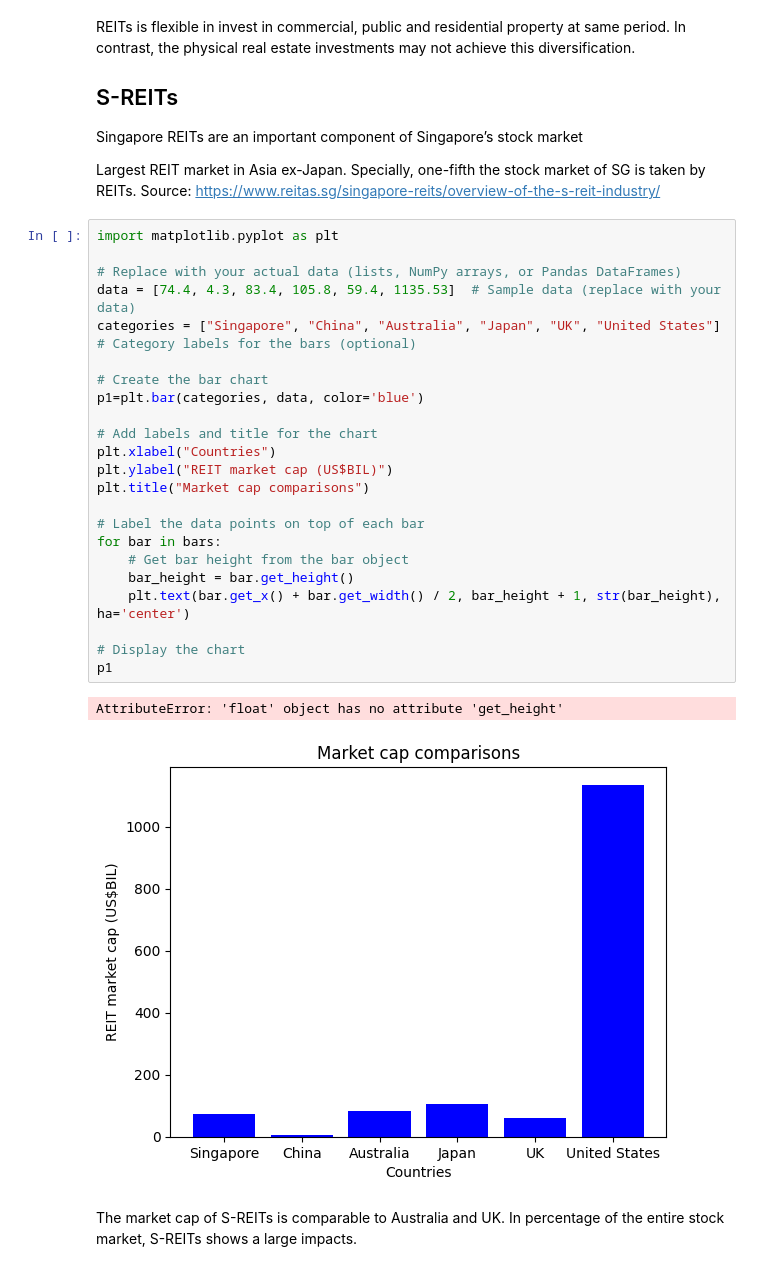
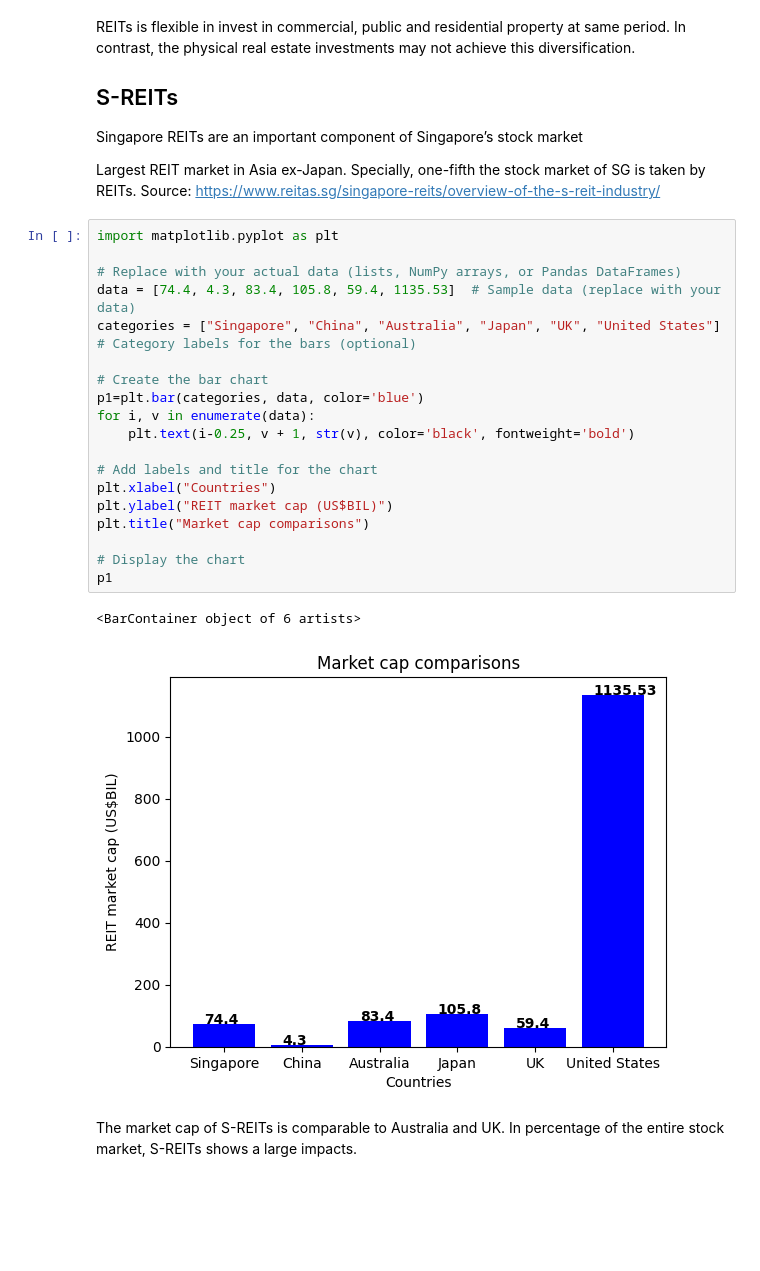
Before and after one commit to Wuvist/sgx3000, a Jupyter notebook: REITs analysis/REIT part 0315.ipynb, the cells around one changed output. Saved outputs shown, nothing was run; the diff lists cells and outputs as text; blank space fills up the shorter version.

```diff
--- a/REITs analysis/REIT part 0315.ipynb
+++ b/REITs analysis/REIT part 0315.ipynb
@@ -19,29 +19,25 @@ Source: <https://www.reitas.sg/singapore-reits/overview-of-the-s-reit-industry/>
 # %%
 import matplotlib.pyplot as plt
 
 # Replace with your actual data (lists, NumPy arrays, or Pandas DataFrames)
 data = [74.4, 4.3, 83.4, 105.8, 59.4, 1135.53]  # Sample data (replace with your data)
 categories = ["Singapore", "China", "Australia", "Japan", "UK", "United States"]  # Category labels for the bars (optional)
 
 # Create the bar chart
 p1=plt.bar(categories, data, color='blue')
+for i, v in enumerate(data):
+    plt.text(i-0.25, v + 1, str(v), color='black', fontweight='bold')
 
 # Add labels and title for the chart
 plt.xlabel("Countries")
 plt.ylabel("REIT market cap (US$BIL)")
 plt.title("Market cap comparisons")
 
-# Label the data points on top of each bar
-for bar in bars:
-    # Get bar height from the bar object
-    bar_height = bar.get_height()
-    plt.text(bar.get_x() + bar.get_width() / 2, bar_height + 1, str(bar_height), ha='center')
-
 # Display the chart
 p1
 # %% [output]
-AttributeError: 'float' object has no attribute 'get_height'
+<BarContainer object of 6 artists>
-[figure, old version]
+[figure, new version]
 # %% [markdown]
 The market cap of S-REITs is comparable to Australia and UK. In percentage of the entire stock market, S-REITs shows a large impacts.
 # %%
```
Also changed, not shown: parts of 4 cells of this notebook.
